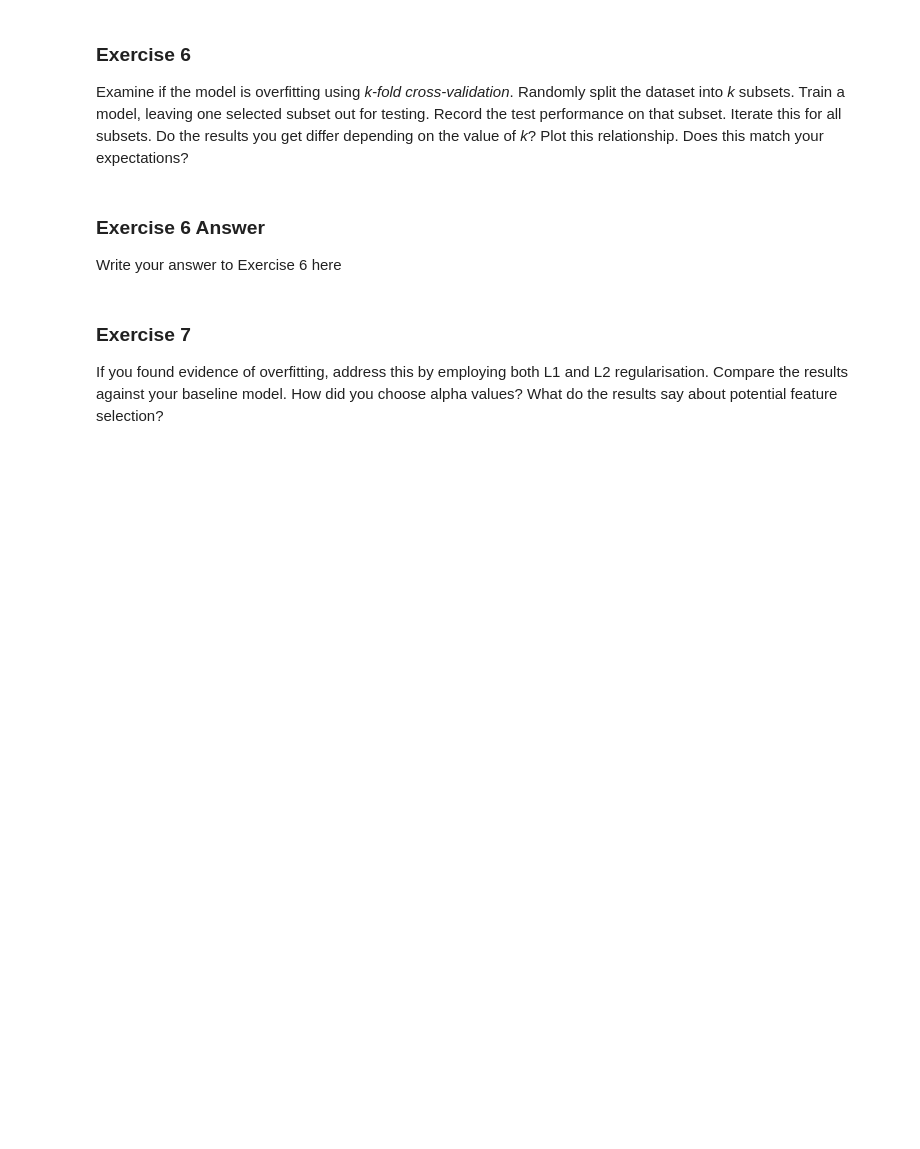
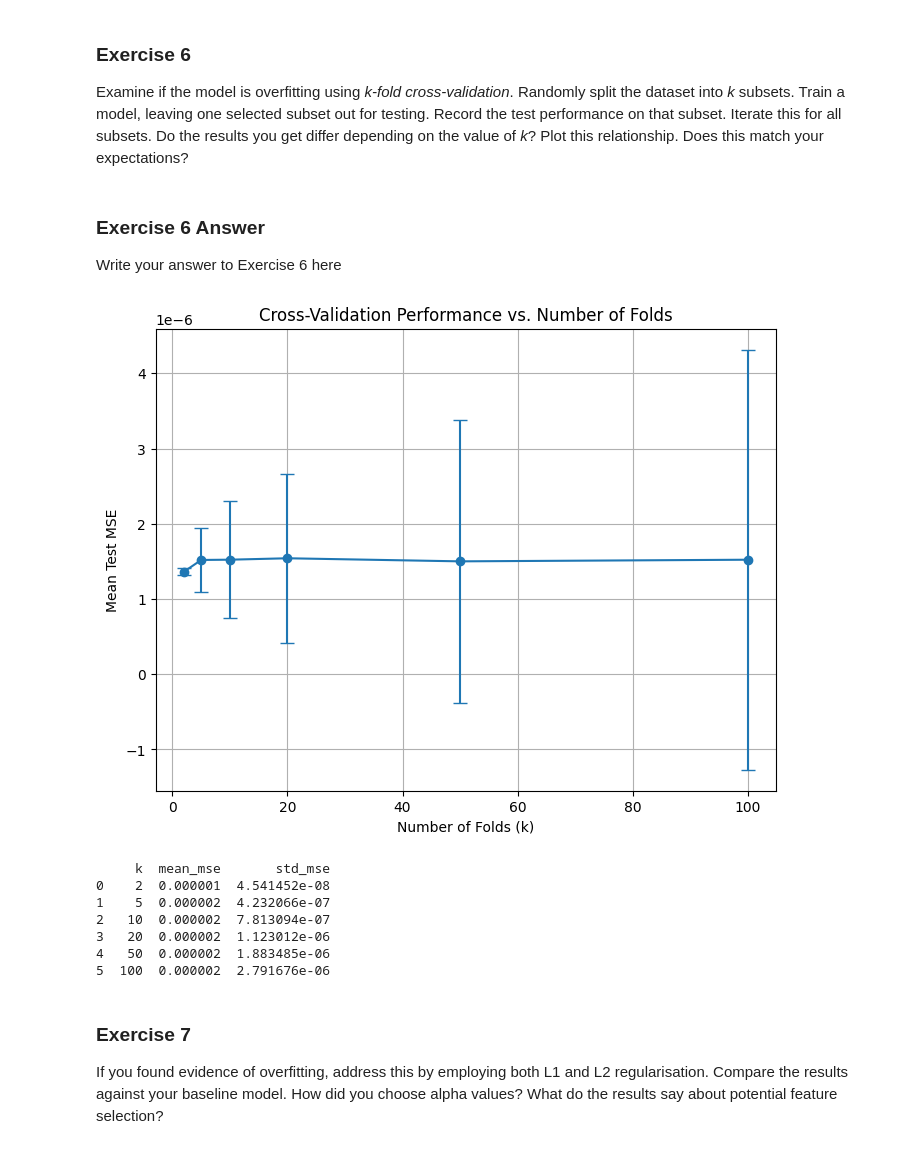
Before and after one commit to TomChen1501/CST, a Jupyter notebook: _notebooks/03-address_glm.ipynb, the cells around one changed output. Saved outputs shown, nothing was run; the diff lists cells and outputs as text; code cells hidden in the pictures; blank space fills up the shorter version.

```diff
--- a/_notebooks/03-address_glm.ipynb
+++ b/_notebooks/03-address_glm.ipynb
@@ -1329,3 +1584,66 @@ Write your answer to Exercise 6 here
+# %%
+from sklearn.model_selection import KFold
+from sklearn.metrics import mean_squared_error
+
+# Define function for k-fold cross-validation
+def k_fold_cv(X, y, k_values):
+    results = []
+
+    for k in k_values:
+        # Set up K-Fold
+        kf = KFold(n_splits=k, shuffle=True, random_state=42)
+
+        mse_scores = []  # To record mean square error
+
+        # Perform cross-validation
+        for train_index, test_index in kf.split(X):
+            X_train, X_test = X[train_index], X[test_index]
+            y_train, y_test = y[train_index], y[test_index]
+
+            model = LinearRegression()
+            model.fit(X_train, y_train)
+
+            y_pred = model.predict(X_test)
+
+            mse = mean_squared_error(y_test, y_pred)
+            mse_scores.append(mse)
+
+        # Record average MSE for this value of k
+        results.append({
+            'k': k,
+            'mean_mse': np.mean(mse_scores),
+            'std_mse': np.std(mse_scores)
+        })
+
+    return results
+
+# Experiment with different k values
+k_values = [2, 5, 10, 20, 50, 100]
+results = k_fold_cv(X, y, k_values)
+
+# Convert results to a DataFrame for easy plotting
+results_df = pd.DataFrame(results)
+
+# Plot performance vs. k
+plt.figure(figsize=(8, 6))
+plt.errorbar(results_df['k'], results_df['mean_mse'], yerr=results_df['std_mse'], fmt='o-', capsize=5)
+plt.xlabel('Number of Folds (k)')
+plt.ylabel('Mean Test MSE')
+plt.title('Cross-Validation Performance vs. Number of Folds')
+plt.grid(True)
+plt.show()
+
+# Print results
+print(results_df)
+# %% [output]
+[figure, added]
+     k  mean_mse       std_mse
+0    2  0.000001  4.541452e-08
+1    5  0.000002  4.232066e-07
+2   10  0.000002  7.813094e-07
+3   20  0.000002  1.123012e-06
+4   50  0.000002  1.883485e-06
+5  100  0.000002  2.791676e-06
 # %% [markdown]
 ### Exercise 7
 
```
Also changed, not shown: parts of 36 cells of this notebook.
